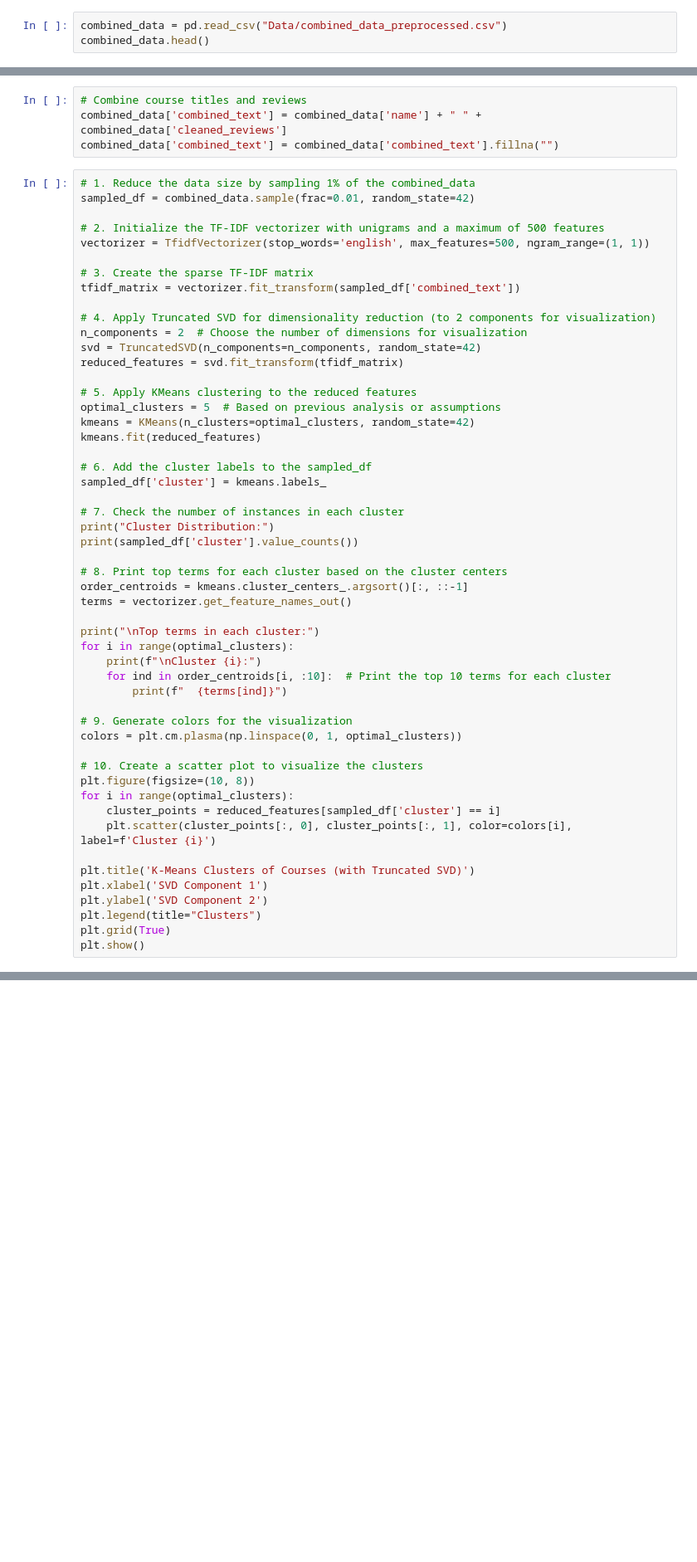
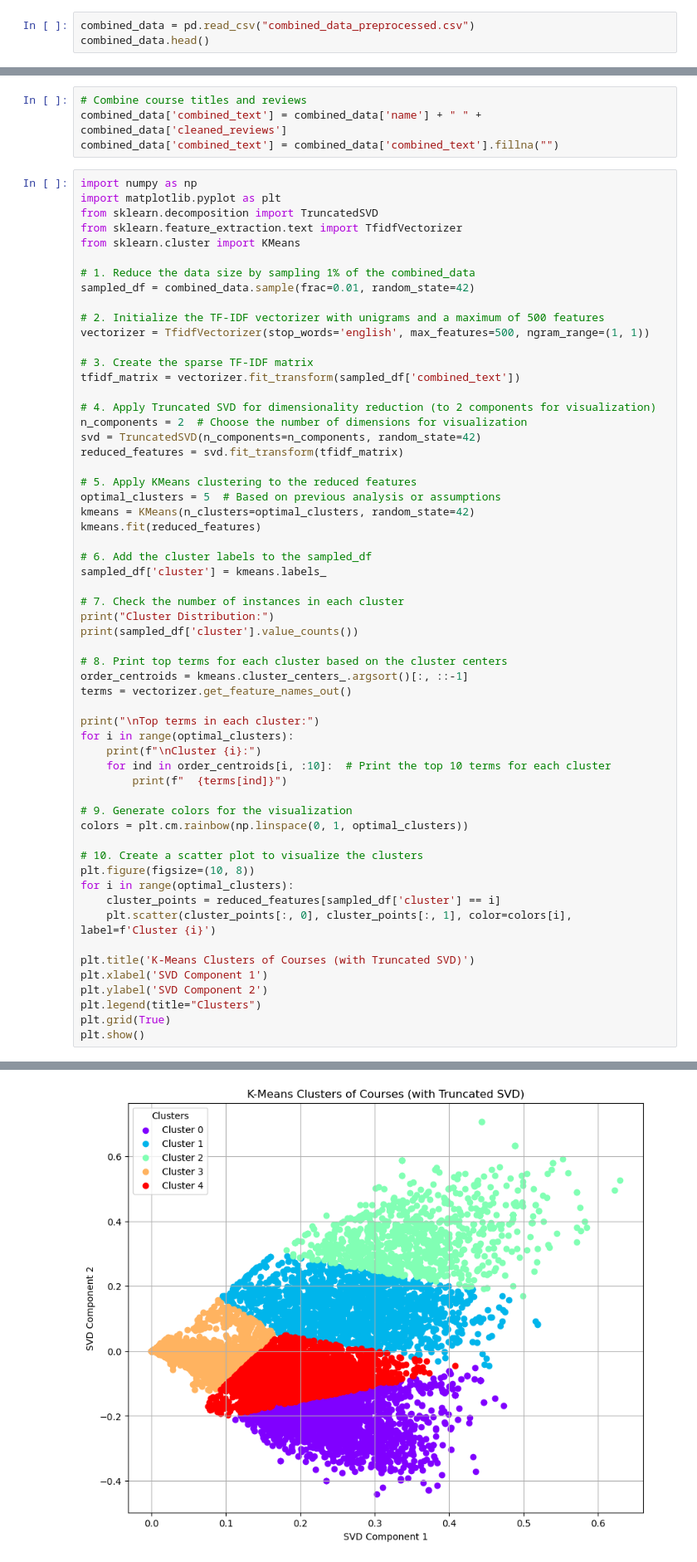
Before and after one commit to Sciotaku/DTUDataScienceProject, a Jupyter notebook: Clustering_Rahul.ipynb, the cells around one changed output, grey strips where cells are left out. Shown at 83% size. Drawn from its saved outputs; the diff is of its cells as text; blank space fills up the shorter version.

```diff
--- a/Clustering_Rahul.ipynb
+++ b/Clustering_Rahul.ipynb
@@ -24,7 +24,7 @@ import os
 from transformers import pipeline
 import torch
 # %%
-combined_data = pd.read_csv("Data/combined_data_preprocessed.csv")
+combined_data = pd.read_csv("combined_data_preprocessed.csv")
 combined_data.head()
 # %% [output]
 |  | name | institution | course_url | course_id | reviews | reviewers | date_reviews | rating | ... |
@@ -62,6 +207,12 @@ combined_data.head()
 combined_data['combined_text'] = combined_data['name'] + " " + combined_data['cleaned_reviews']
 combined_data['combined_text'] = combined_data['combined_text'].fillna("")
 # %%
+import numpy as np
+import matplotlib.pyplot as plt
+from sklearn.decomposition import TruncatedSVD
+from sklearn.feature_extraction.text import TfidfVectorizer
+from sklearn.cluster import KMeans
+
 # 1. Reduce the data size by sampling 1% of the combined_data
 sampled_df = combined_data.sample(frac=0.01, random_state=42)
 
@@ -99,7 +250,7 @@ for i in range(optimal_clusters):
         print(f"  {terms[ind]}")
 
 # 9. Generate colors for the visualization
-colors = plt.cm.plasma(np.linspace(0, 1, optimal_clusters))
+colors = plt.cm.rainbow(np.linspace(0, 1, optimal_clusters))
 
 # 10. Create a scatter plot to visualize the clusters
 plt.figure(figsize=(10, 8))
@@ -113,3 +264,4 @@ plt.ylabel('SVD Component 2')
 plt.legend(title="Clusters")
 plt.grid(True)
 plt.show()
+# %% [output]
@@ -115,0 +285 @@ plt.show()
+[figure, added]
```
Also changed, not shown: parts of 4 cells of this notebook, 9 other files.
